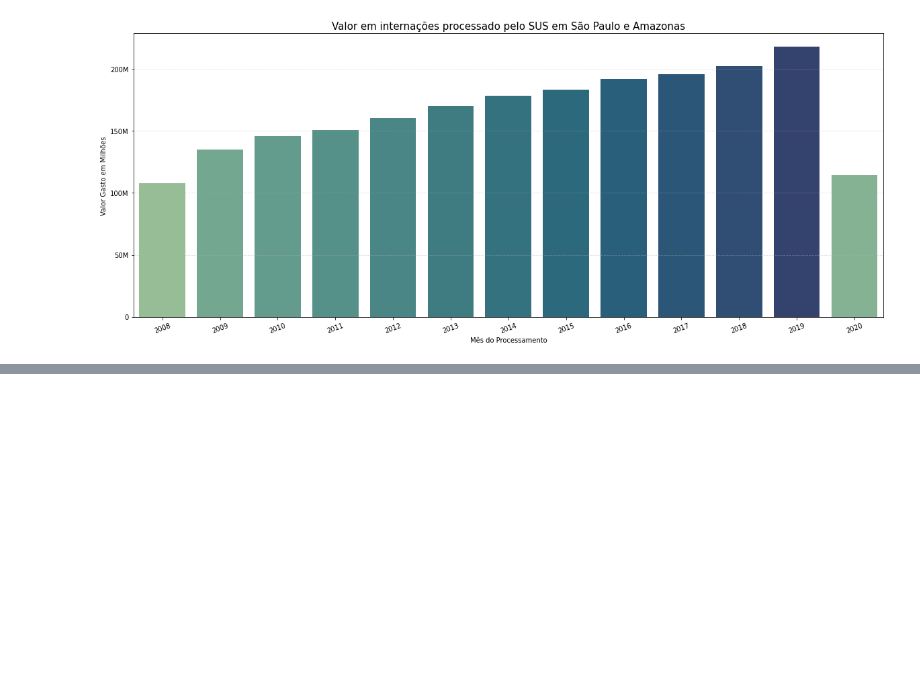
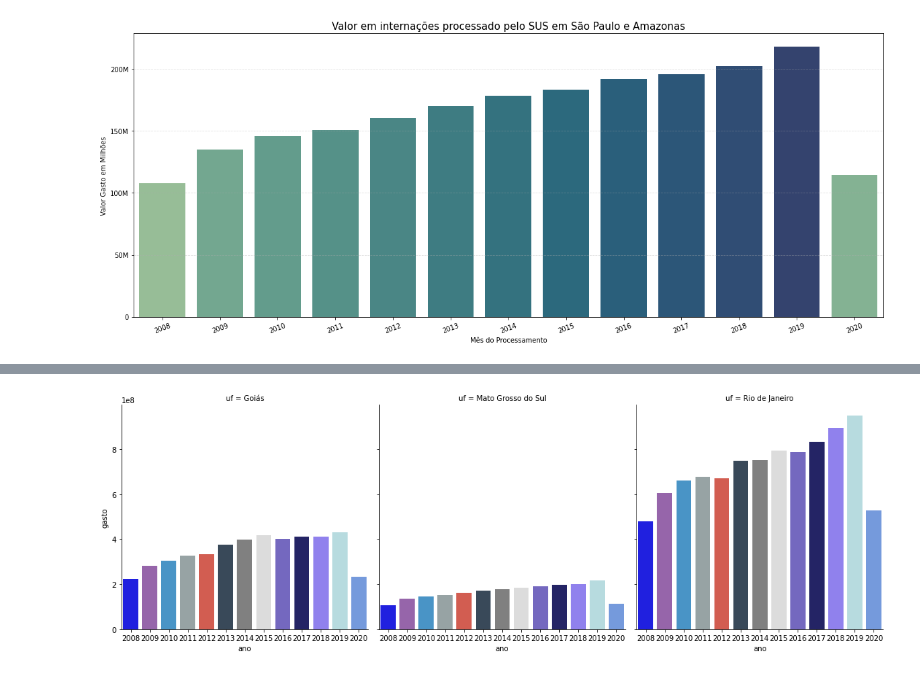
Before and after one commit to carollimaxp/data_science_alura, a Jupyter notebook: DS_Bootcamp_Módulo_2.ipynb, the cells around one changed output, grey strips where cells are left out. Saved outputs shown, nothing was run; the diff lists cells and outputs as text; code cells hidden in the pictures; blank space fills up the shorter version.

```diff
--- a/DS_Bootcamp_Módulo_2.ipynb
+++ b/DS_Bootcamp_Módulo_2.ipynb
@@ -1120,0 +1156,5 @@ plt.show()
+# %%
+ax = sns.catplot(data = por_ano_dos_estados, x = 'ano', y ='gasto', kind='bar', col='uf')
+#ax = sns.catplot(data = por_ano_dos_estados, x = 'ano', y ='gasto', kind='bar', row='uf')
+# %% [output]
+[figure, added]
```
Also changed, not shown: parts of 16 cells of this notebook.
